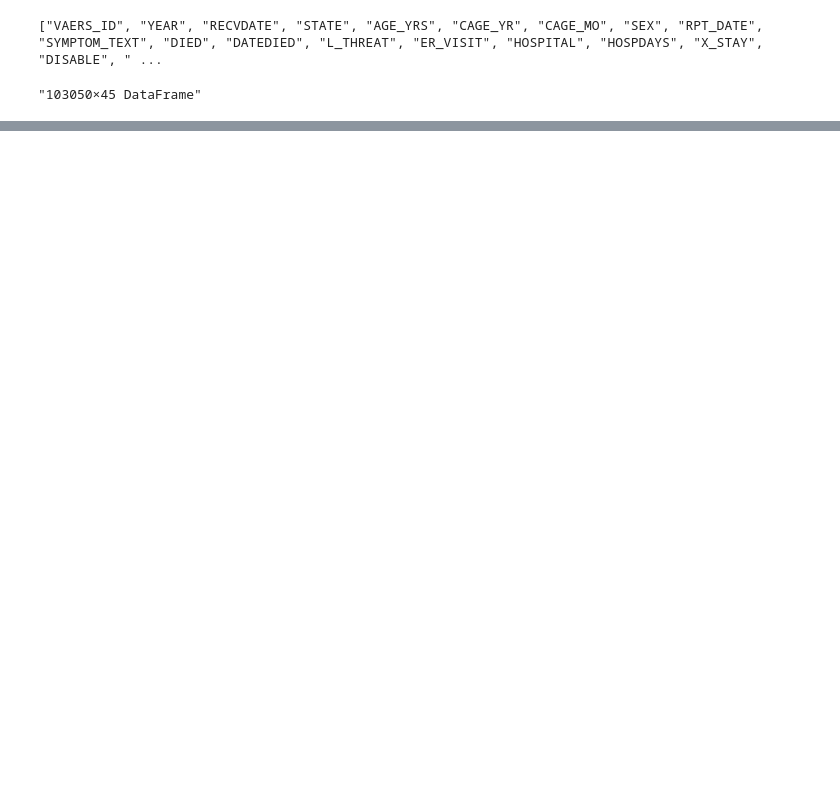
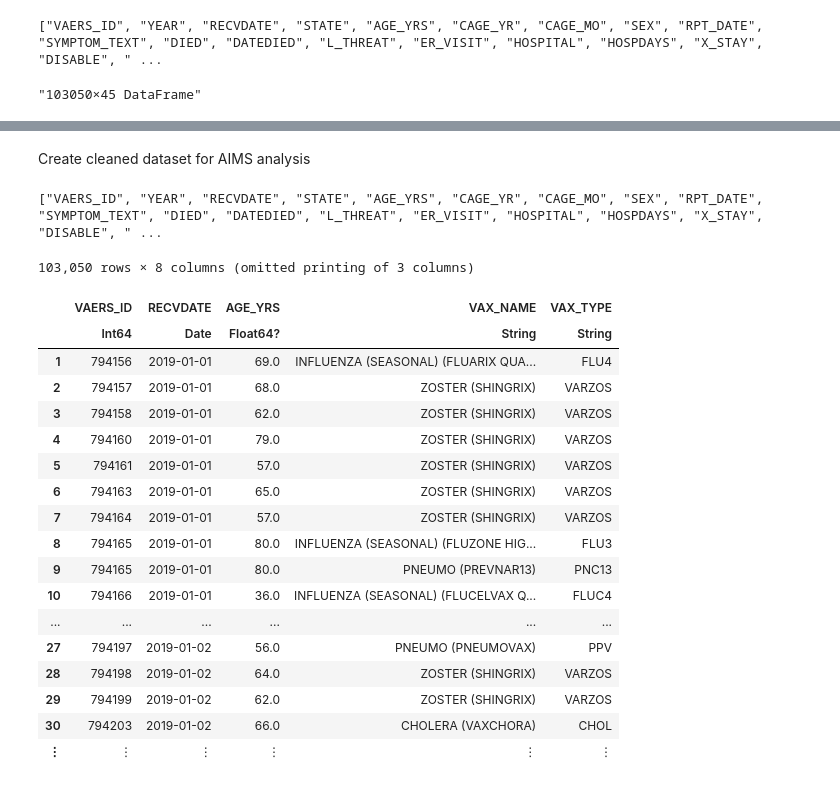
Before and after one commit to aw-huang/methods2021-VAERS, a Jupyter notebook: code/3_processing-EDA.ipynb, the cells around one changed output, grey strips where cells are left out. Cells and saved outputs as stored; diff of their text form; code cells hidden in the pictures; blank space fills up the shorter version.

```diff
--- a/code/3_processing-EDA.ipynb
+++ b/code/3_processing-EDA.ipynb
@@ -89,2 +206,31 @@ df_serious = df[df.SERIOUS_EVENT .== 1, :];
+# %% [markdown]
+Create cleaned dataset for AIMS analysis
+# %%
+show(names(df)) #display colnames
+# %% [output]
+["VAERS_ID", "YEAR", "RECVDATE", "STATE", "AGE_YRS", "CAGE_YR", "CAGE_MO", "SEX", "RPT_DATE", "SYMPTOM_TEXT", "DIED", "DATEDIED", "L_THREAT", "ER_VISIT", "HOSPITAL", "HOSPDAYS", "X_STAY", "DISABLE", " ...
+# %%
+colnames = ["VAERS_ID", "RECVDATE", "AGE_YRS", "VAX_NAME", "VAX_TYPE", "VAX_MANU", "SYMPTOMS", "SERIOUS_EVENT"]
+df_cleaned = select(df, colnames)
+# %% [output]
+103,050 rows × 8 columns (omitted printing of 3 columns)
+|  | VAERS_ID | RECVDATE | AGE_YRS | VAX_NAME | VAX_TYPE |
+|  | Int64 | Date | Float64? | String | String |
+| 1 | 794156 | 2019-01-01 | 69.0 | INFLUENZA (SEASONAL) (FLUARIX QUA... | FLU4 |
+| 2 | 794157 | 2019-01-01 | 68.0 | ZOSTER (SHINGRIX) | VARZOS |
+| 3 | 794158 | 2019-01-01 | 62.0 | ZOSTER (SHINGRIX) | VARZOS |
+| 4 | 794160 | 2019-01-01 | 79.0 | ZOSTER (SHINGRIX) | VARZOS |
+| 5 | 794161 | 2019-01-01 | 57.0 | ZOSTER (SHINGRIX) | VARZOS |
+| 6 | 794163 | 2019-01-01 | 65.0 | ZOSTER (SHINGRIX) | VARZOS |
+| 7 | 794164 | 2019-01-01 | 57.0 | ZOSTER (SHINGRIX) | VARZOS |
+| 8 | 794165 | 2019-01-01 | 80.0 | INFLUENZA (SEASONAL) (FLUZONE HIG... | FLU3 |
+| 9 | 794165 | 2019-01-01 | 80.0 | PNEUMO (PREVNAR13) | PNC13 |
+| 10 | 794166 | 2019-01-01 | 36.0 | INFLUENZA (SEASONAL) (FLUCELVAX Q... | FLUC4 |
+| ... | ... | ... | ... | ... | ... |
+| 27 | 794197 | 2019-01-02 | 56.0 | PNEUMO (PNEUMOVAX) | PPV |
+| 28 | 794198 | 2019-01-02 | 64.0 | ZOSTER (SHINGRIX) | VARZOS |
+| 29 | 794199 | 2019-01-02 | 62.0 | ZOSTER (SHINGRIX) | VARZOS |
+| 30 | 794203 | 2019-01-02 | 66.0 | CHOLERA (VAXCHORA) | CHOL |
+| ⋮ | ⋮ | ⋮ | ⋮ | ⋮ | ⋮ |
 # %%
 # write to dev
```
Also changed, not shown: parts of 28 cells of this notebook, 8 other files.
